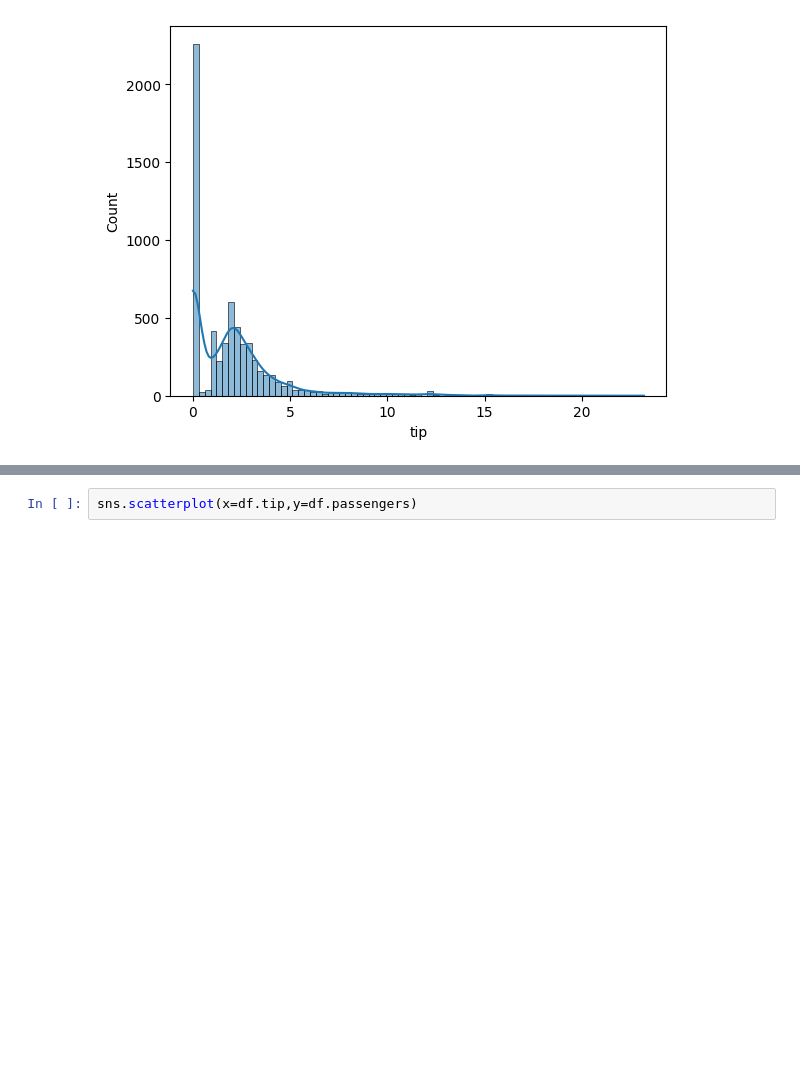
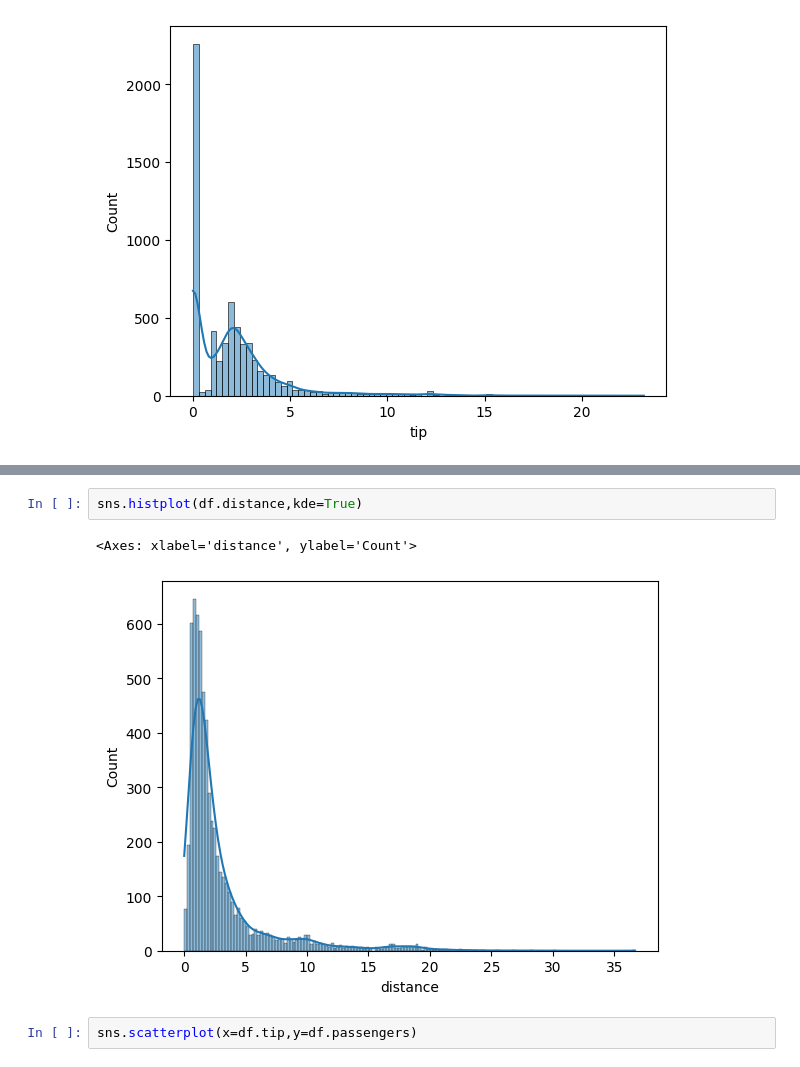
Before and after one commit to RishithaSrija/Machine_Learning, a Jupyter notebook: ML_Hyp_Testing.ipynb, the cells around one changed output, grey strips where cells are left out. Cells and saved outputs as stored; diff of their text form; blank space fills up the shorter version.

```diff
--- a/ML_Hyp_Testing.ipynb
+++ b/ML_Hyp_Testing.ipynb
@@ -355,3 +459,8 @@ sns.histplot(df.tip,kde=True)
+# %%
+sns.histplot(df.distance,kde=True)
+# %% [output]
+<Axes: xlabel='distance', ylabel='Count'>
+[figure, added]
 # %%
 sns.scatterplot(x=df.tip,y=df.passengers)
 # %% [output]
```
Also changed, not shown: parts of 53 cells of this notebook.
